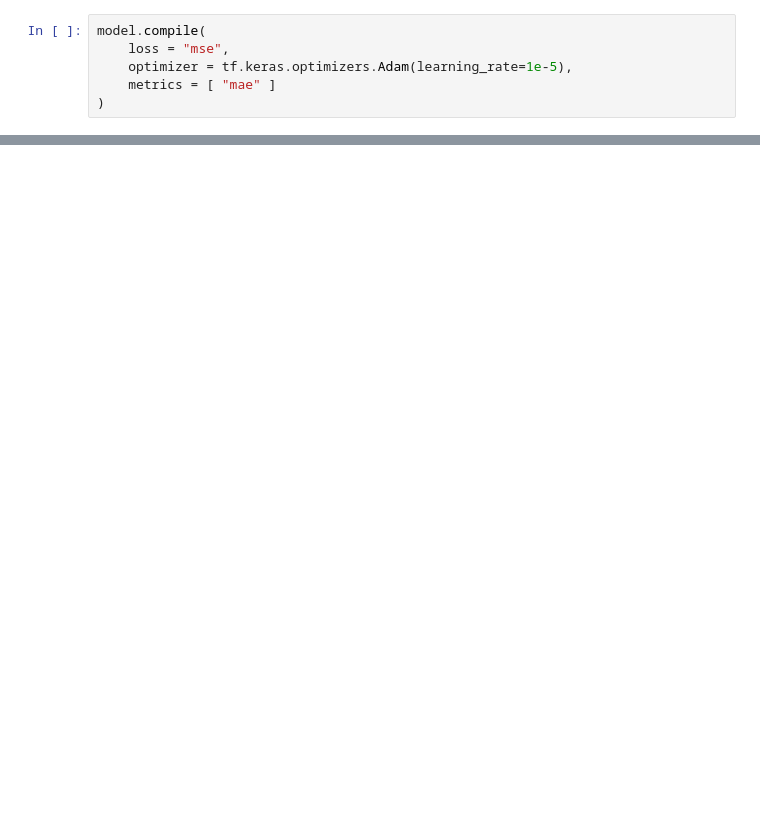
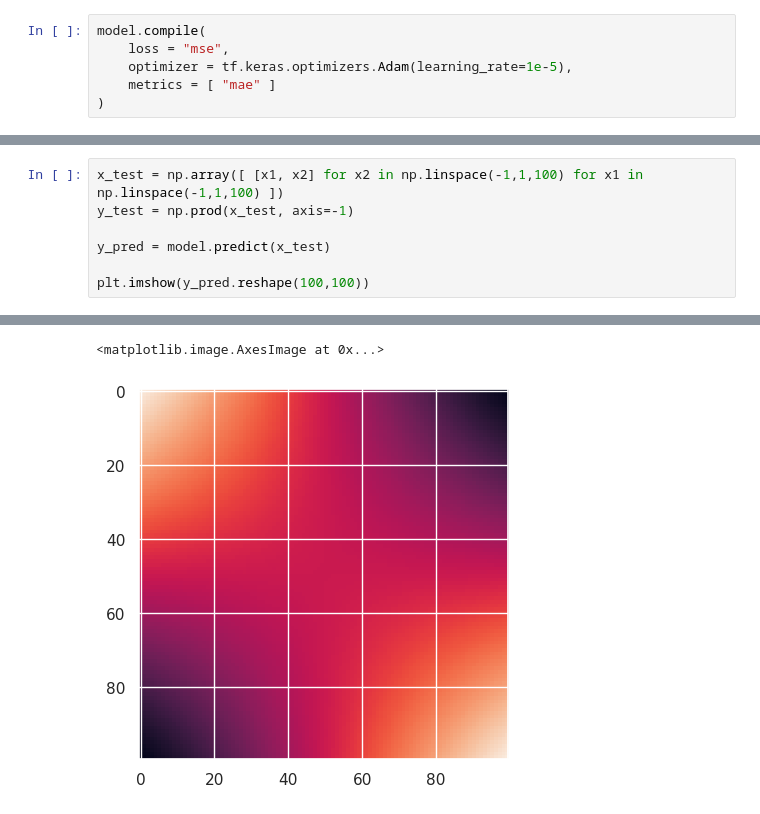
Before and after one commit to FriedChips/dl_basics, a Jupyter notebook: experiments/simple_mlp_arithmetic.ipynb, the cells around one changed output, grey strips where cells are left out. Drawn from its saved outputs; the diff is of its cells as text; blank space fills up the shorter version.

```diff
--- a/experiments/simple_mlp_arithmetic.ipynb
+++ b/experiments/simple_mlp_arithmetic.ipynb
@@ -204,0 +221,8 @@ model.get_weights()
+# %%
+x_test = np.array([ [x1, x2] for x2 in np.linspace(-1,1,100) for x1 in np.linspace(-1,1,100) ])
+y_test = np.prod(x_test, axis=-1)
+
+y_pred = model.predict(x_test)
+
+plt.imshow(y_pred.reshape(100,100))
+# %% [output]
@@ -204,0 +230,2 @@ model.get_weights()
+<matplotlib.image.AxesImage at 0x...>
+[figure, added]
```
Also changed, not shown: parts of 12 cells of this notebook, 2 other files.
